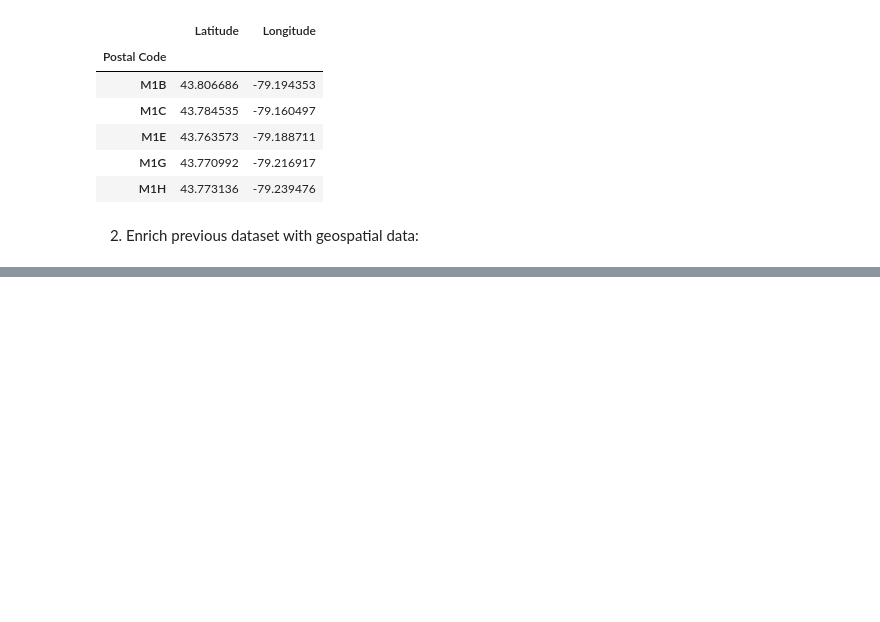
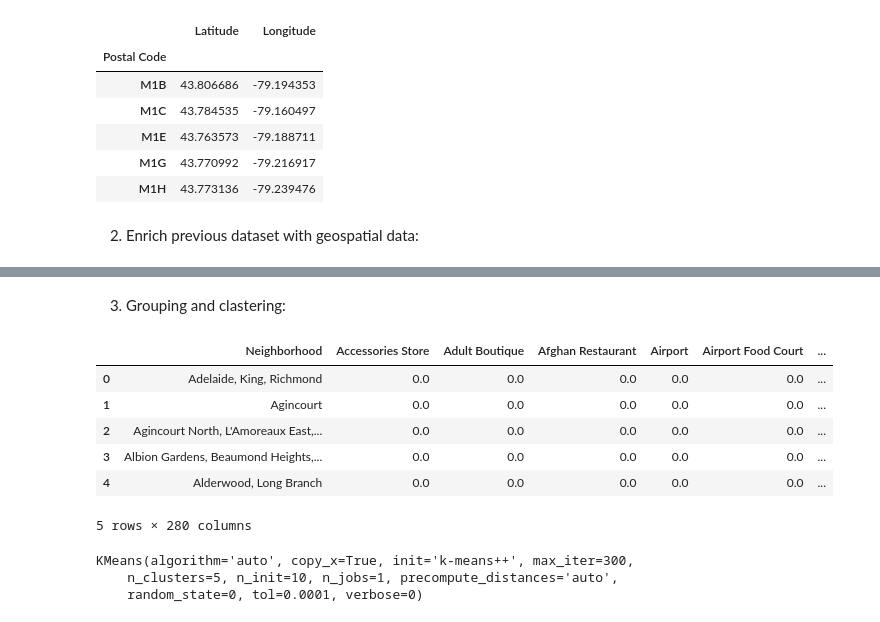
Before and after one commit to vitalykamentcev/DataScienceCourse, a Jupyter notebook: Data Science Capstone I.ipynb, the cells around one changed output, grey strips where cells are left out. Saved outputs shown, nothing was run; the diff lists cells and outputs as text; code cells hidden in the pictures; blank space fills up the shorter version.

```diff
--- a/Data Science Capstone I.ipynb
+++ b/Data Science Capstone I.ipynb
@@ -101,0 +251,40 @@ neighborhoods.head(10)
+# %% [markdown]
+3. Grouping and clastering:
+# %%
+venues_onehot = pd.get_dummies(venues[['Venue Category']], prefix="", prefix_sep="")
+
+# add neighborhood column back to dataframe
+venues_onehot['Neighborhood'] = venues['Neighborhood']
+
+
+# move neighborhood column to the first column
+#fixed_columns = [venues_onehot.columns[-1]] + list(venues_onehot.columns[:-1])
+#fixed_columns
+#venues_onehot = venues_onehot[fixed_columns]
+
+#venues_onehot.head()
+venues_grouped = venues_onehot.groupby('Neighborhood').mean().reset_index()
+venues_grouped.head()
+# %% [output]
+|  | Neighborhood | Accessories Store | Adult Boutique | Afghan Restaurant | Airport | Airport Food Court | ... |
+| 0 | Adelaide, King, Richmond | 0.0 | 0.0 | 0.0 | 0.0 | 0.0 | ... |
+| 1 | Agincourt | 0.0 | 0.0 | 0.0 | 0.0 | 0.0 | ... |
+| 2 | Agincourt North, L'Amoreaux East,... | 0.0 | 0.0 | 0.0 | 0.0 | 0.0 | ... |
+| 3 | Albion Gardens, Beaumond Heights,... | 0.0 | 0.0 | 0.0 | 0.0 | 0.0 | ... |
+| 4 | Alderwood, Long Branch | 0.0 | 0.0 | 0.0 | 0.0 | 0.0 | ... |
+5 rows × 280 columns
+# %%
+kclusters = 5
+
+venues_grouped_clustering = venues_grouped.drop('Neighborhood', 1)
+
+# run k-means clustering
+kmeans = KMeans(n_clusters=kclusters, random_state=0).fit(venues_grouped_clustering)
+
+# check cluster labels generated for each row in the dataframe
+kmeans.labels_[0:10]
+kmeans
+# %% [output]
+KMeans(algorithm='auto', copy_x=True, init='k-means++', max_iter=300,
+    n_clusters=5, n_init=10, n_jobs=1, precompute_distances='auto',
+    random_state=0, tol=0.0001, verbose=0)
```
Also changed, not shown: parts of 26 cells of this notebook.
